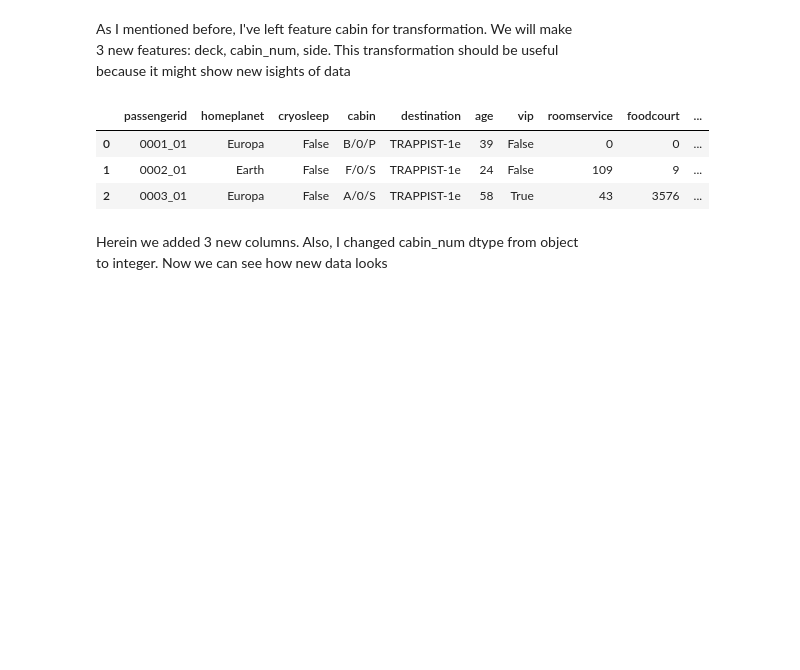
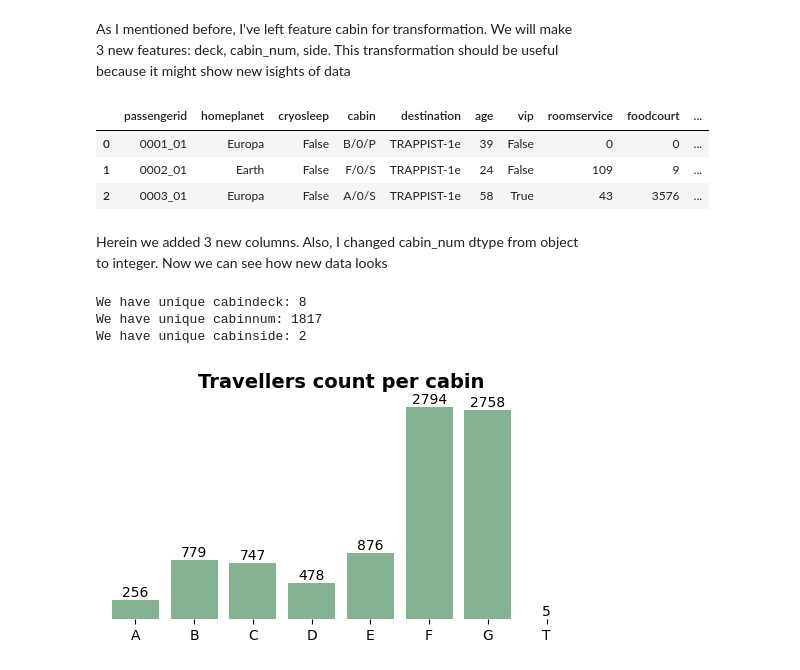
Before and after one commit to ShariYo/Modul3_Sprint3, a Jupyter notebook: project/main.ipynb, the cells around one changed output. Drawn from its saved outputs; the diff is of its cells as text; code cells hidden in the pictures; blank space fills up the shorter version.

```diff
--- a/project/main.ipynb
+++ b/project/main.ipynb
@@ -333,3 +333,18 @@ train_new["cabinnum"] = train_new["cabinnum"].astype(int)
 # %% [markdown]
 Herein we added 3 new columns. Also, I changed cabin_num dtype from object
 to integer. Now we can see how new data looks
+# %%
+# Count unique values in each column
+for i in ["cabindeck", "cabinnum", "cabinside"]:
+    print(f"We have unique {i}: {train_new[i].nunique()}")
+# %% [output]
+We have unique cabindeck: 8
+We have unique cabinnum: 1817
+We have unique cabinside: 2
+# %%
+order = sorted(train_new["cabindeck"].unique())
+sand.f_countplot(
+    data=train_new, xaxis="cabindeck", title="Travellers count per cabin", order=order
+)
+# %% [output]
+[figure, added]
```
Also changed, not shown: parts of 1 cell of this notebook.
